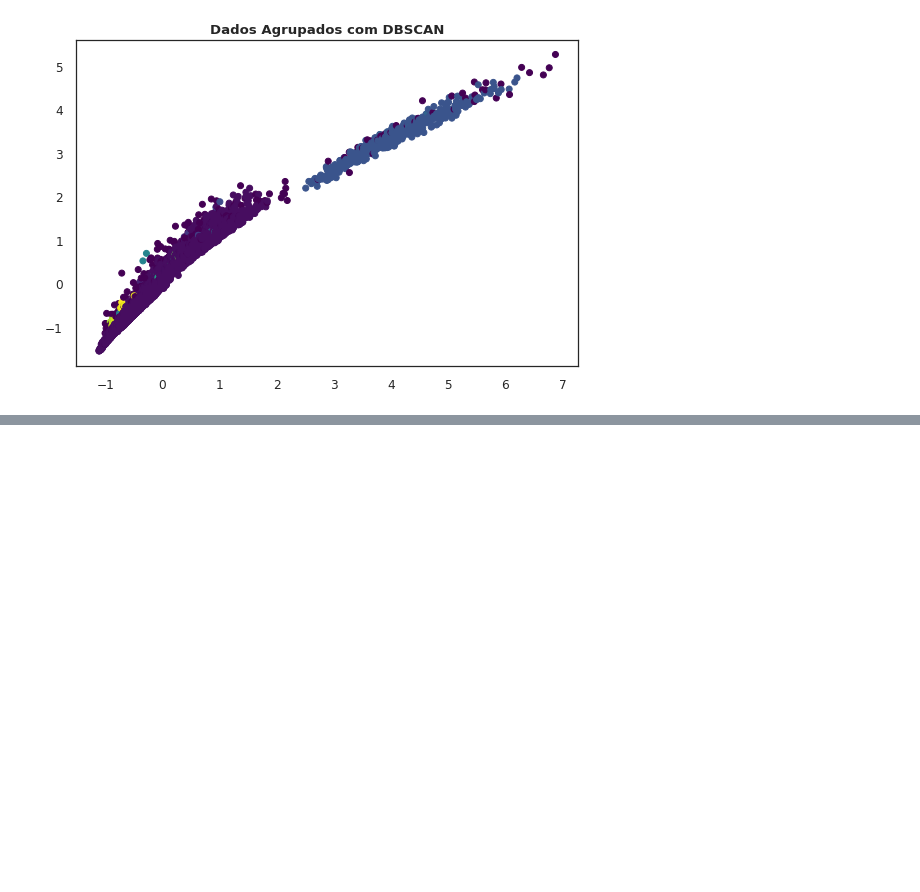
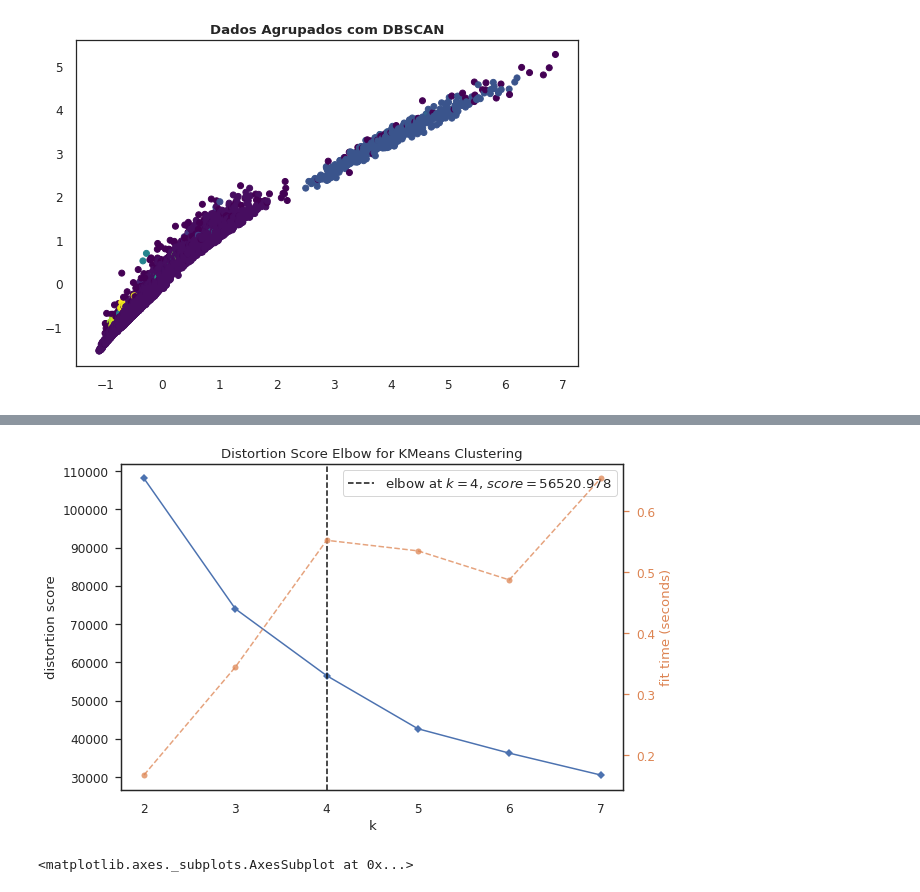
Before and after one commit to rgrAndrade/data_4_your, a Jupyter notebook: feijao.ipynb, the cells around one changed output, grey strips where cells are left out. Saved outputs shown, nothing was run; the diff lists cells and outputs as text; code cells hidden in the pictures; blank space fills up the shorter version.

```diff
--- a/feijao.ipynb
+++ b/feijao.ipynb
@@ -297,0 +391,14 @@ plt.show()
+# %%
+#utilizando 3 componentes que melhor explicam os dados
+pca_2 = PCA(n_components=3)
+pca_dados_2 = pca_2.fit_transform(X_normalizado)
+# %%
+#Elbow method
+kmeans_dadospca_elbow = KMeans(random_state=42)
+
+grafico = KElbowVisualizer(kmeans_dadospca_elbow, k=(2,8))
+grafico.fit(pca_dados_2)
+grafico.show()
+# %% [output]
+[figure, added]
+<matplotlib.axes._subplots.AxesSubplot at 0x...>
```
Also changed, not shown: parts of 23 cells of this notebook.
